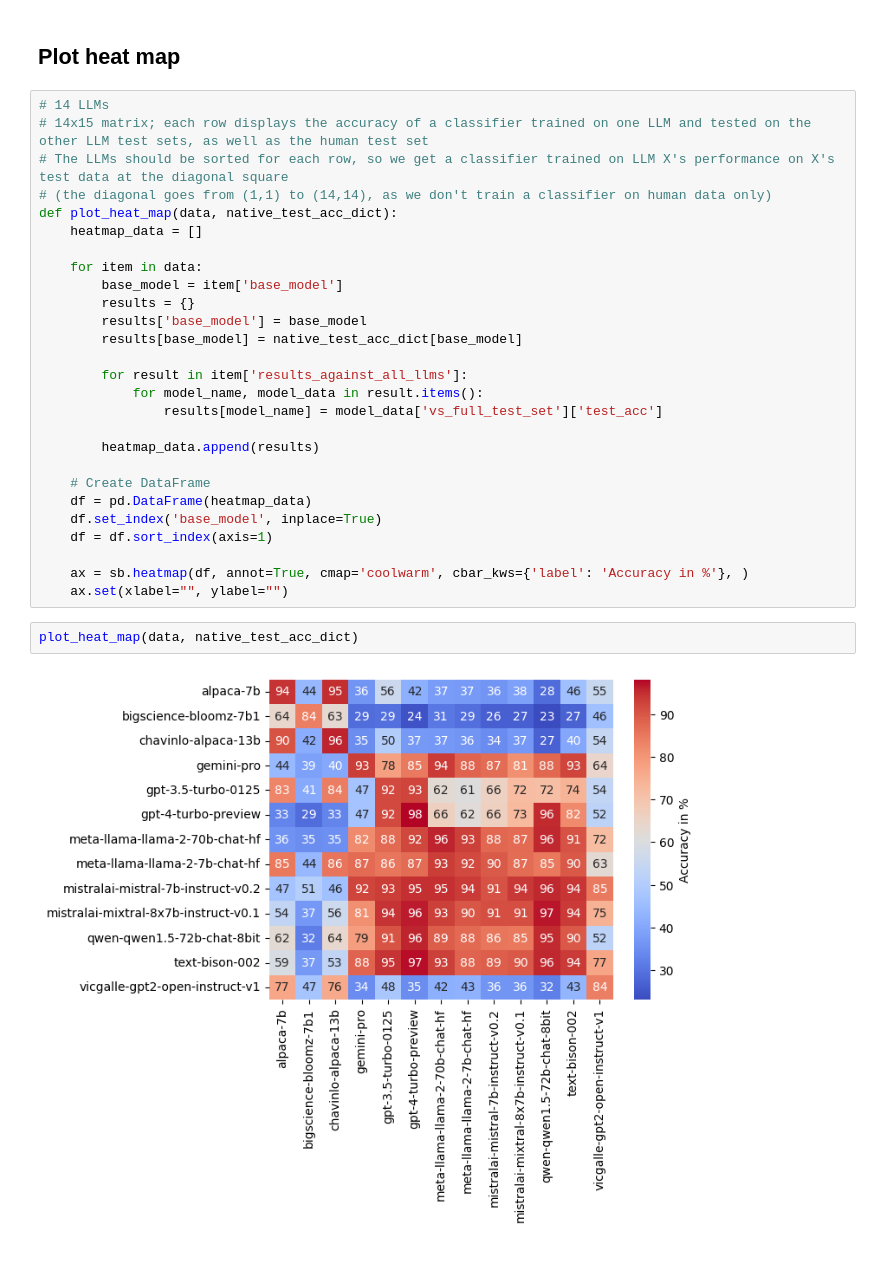
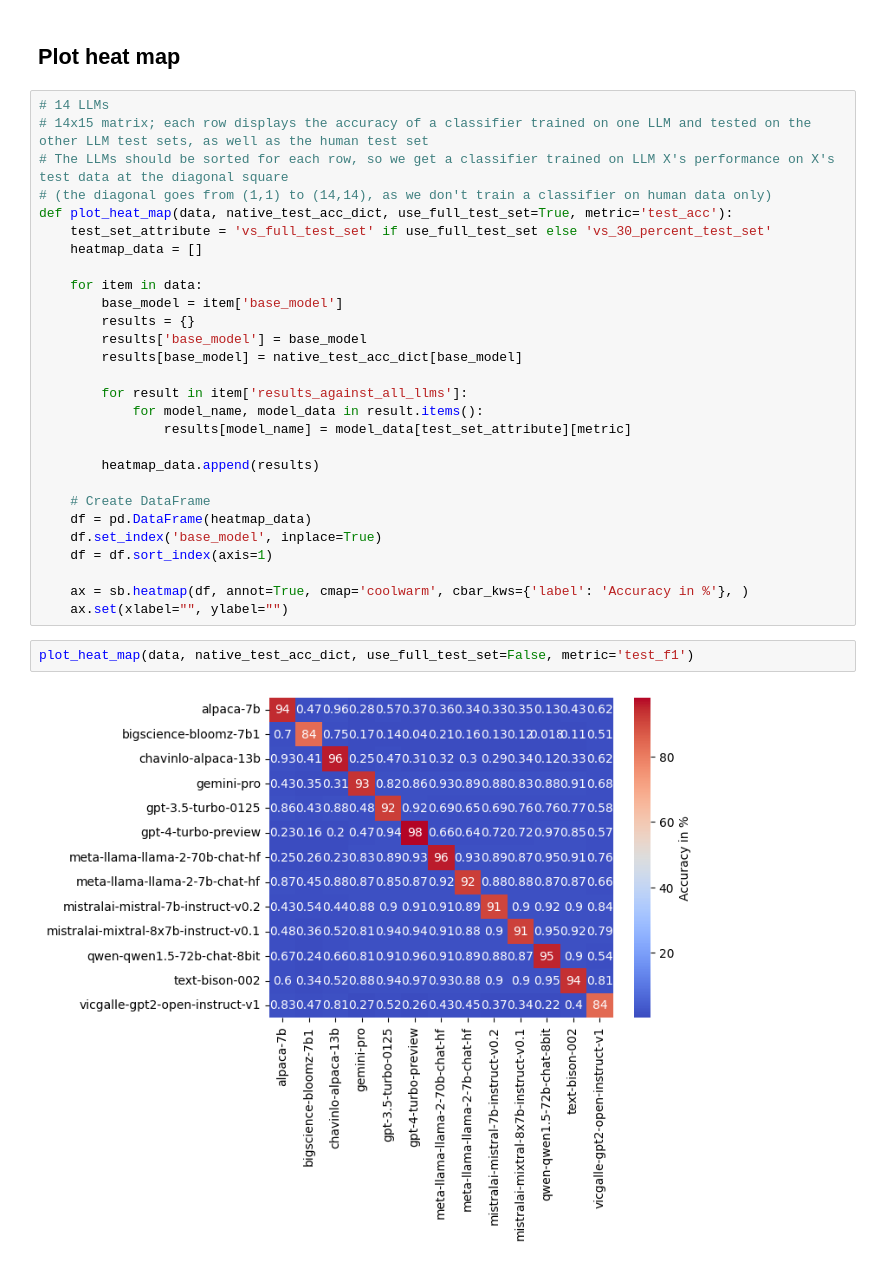
Before and after one commit to dundurlunka/llm-detect, a Jupyter notebook: src/baseline/one-vs-all-heat-map.ipynb, the cells around one changed output. Saved outputs shown, nothing was run; the diff lists cells and outputs as text.

Commit message:
make metric and %of test set used configurable

```diff
--- a/src/baseline/one-vs-all-heat-map.ipynb
+++ b/src/baseline/one-vs-all-heat-map.ipynb
@@ -38,7 +38,8 @@ with open(f'{RESULTS_PATH}/one_vs_all.json', 'r', encoding='utf-8') as f:
 # 14x15 matrix; each row displays the accuracy of a classifier trained on one LLM and tested on the other LLM test sets, as well as the human test set
 # The LLMs should be sorted for each row, so we get a classifier trained on LLM X's performance on X's test data at the diagonal square
 # (the diagonal goes from (1,1) to (14,14), as we don't train a classifier on human data only)
-def plot_heat_map(data, native_test_acc_dict):
+def plot_heat_map(data, native_test_acc_dict, use_full_test_set=True, metric='test_acc'):
+    test_set_attribute = 'vs_full_test_set' if use_full_test_set else 'vs_30_percent_test_set'
     heatmap_data = []
 
     for item in data:
@@ -49,7 +50,7 @@ def plot_heat_map(data, native_test_acc_dict):
 
         for result in item['results_against_all_llms']:
             for model_name, model_data in result.items():
-                results[model_name] = model_data['vs_full_test_set']['test_acc']
+                results[model_name] = model_data[test_set_attribute][metric]
 
         heatmap_data.append(results)
 
@@ -61,6 +62,6 @@ def plot_heat_map(data, native_test_acc_dict):
     ax = sb.heatmap(df, annot=True, cmap='coolwarm', cbar_kws={'label': 'Accuracy in %'}, )
     ax.set(xlabel="", ylabel="")
 # %%
-plot_heat_map(data, native_test_acc_dict)
+plot_heat_map(data, native_test_acc_dict, use_full_test_set=False, metric='test_f1')
 # %% [output]
-[figure, old version]
+[figure, new version]
```
Also changed, not shown: parts of 1 cell of this notebook.
